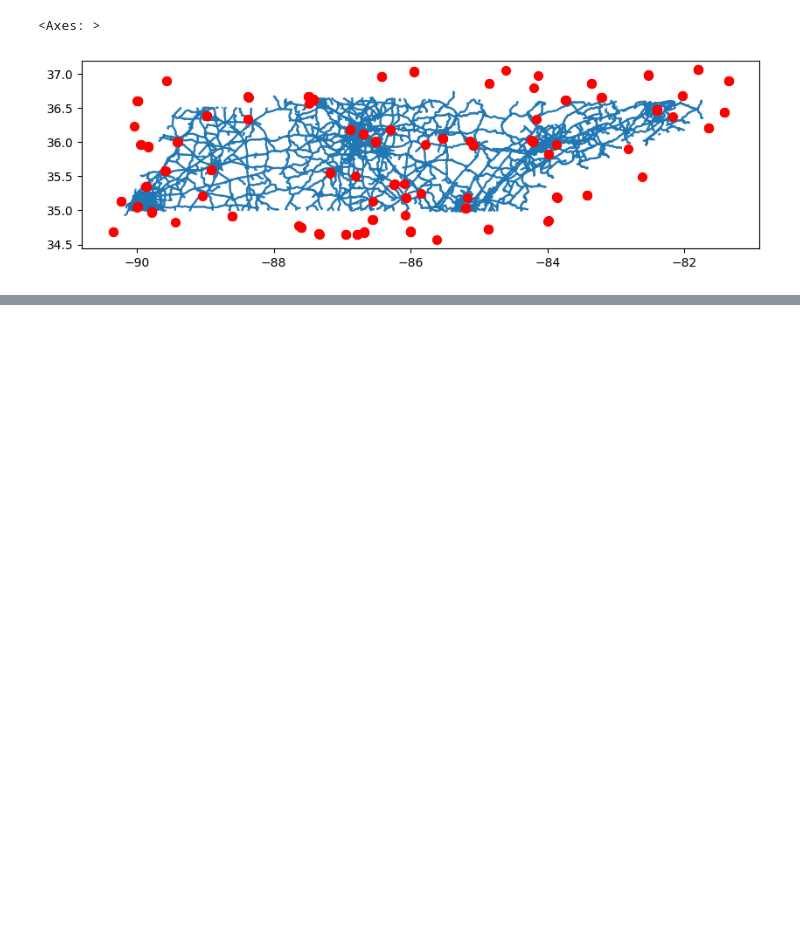
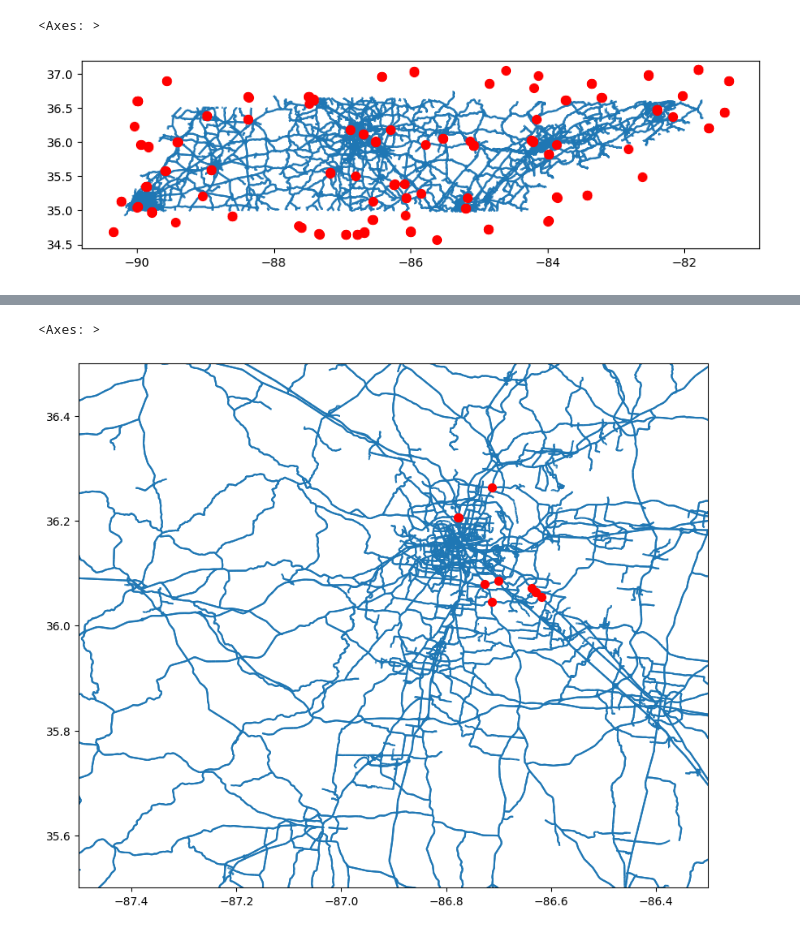
Before and after one commit to JoshScherer/Emergency-Response, a Jupyter notebook: Initial-Query-Exploration.ipynb, the cells around one changed output, grey strips where cells are left out. Cells and saved outputs as stored; diff of their text form; code cells hidden in the pictures; blank space fills up the shorter version.

```diff
--- a/Initial-Query-Exploration.ipynb
+++ b/Initial-Query-Exploration.ipynb
@@ -390,0 +411,17 @@ points.plot(ax=ax, markersize=50, zorder=10, color='red')
+# %%
+# Load the point data as a DataFrame
+points = pd.read_csv("results.csv")
+
+# Convert the DataFrame to a GeoDataFrame
+geometry = gpd.points_from_xy(points.longitude, points.latitude)
+points = gpd.GeoDataFrame(points, geometry=geometry)
+
+# Plot the linestrings and points together
+fig, ax = plt.subplots(figsize=(10, 10))
+plt.xlim([-87.5, -86.3])
+plt.ylim([35.5, 36.5])
+df.plot(ax=ax)
+points.plot(ax=ax, markersize=50, zorder=10, color='red')
+# %% [output]
+<Axes: >
+[figure, added]
```
Also changed, not shown: parts of 3 cells of this notebook.
